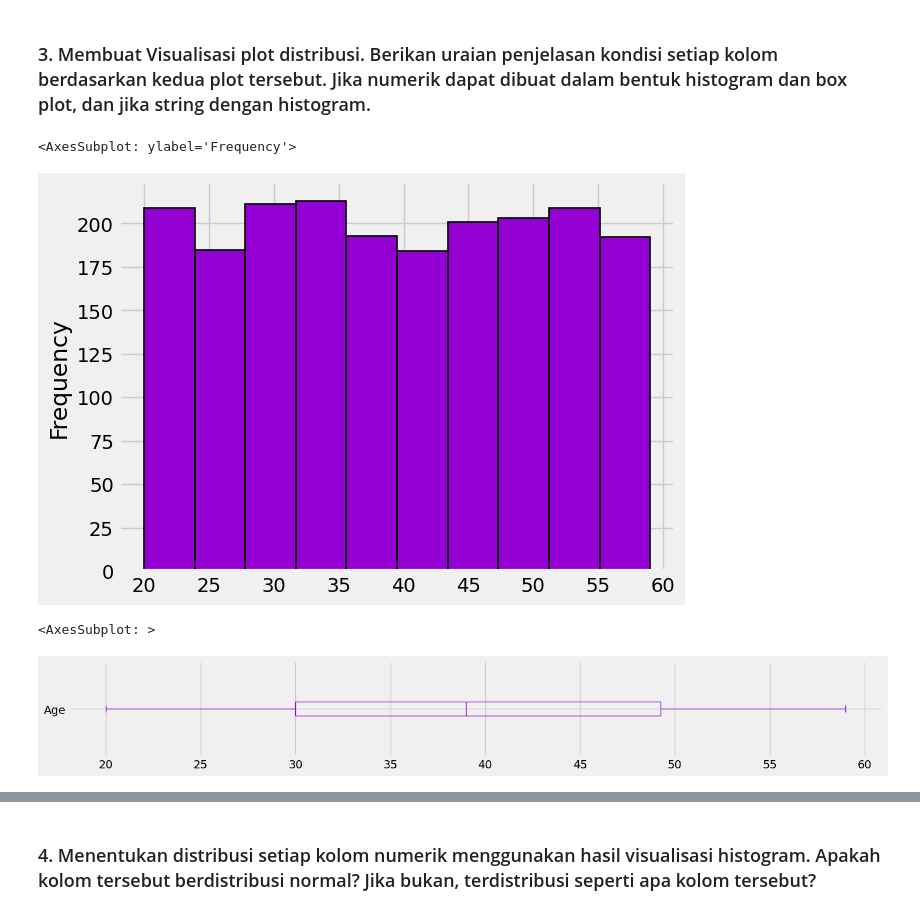
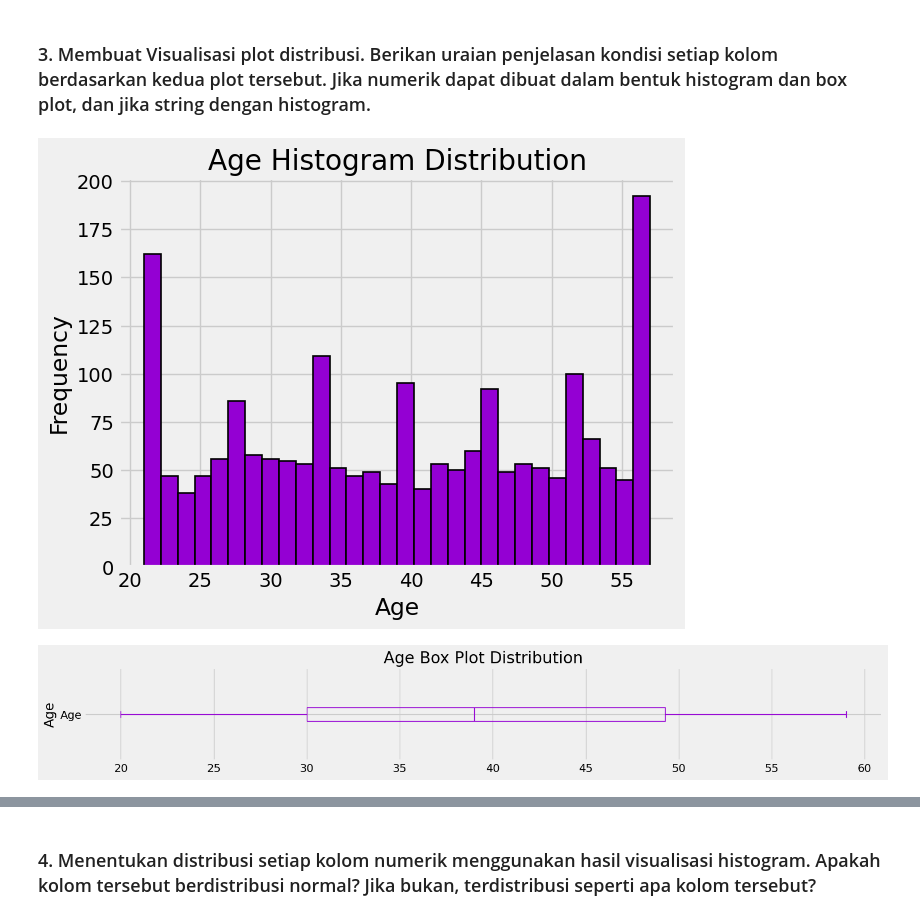
Before and after one commit to trimonuter/IF2220_HealthDatasetAnalysis, a Jupyter notebook: anal.ipynb, the cells around one changed output, grey strips where cells are left out. Drawn from its saved outputs; the diff is of its cells as text; code cells hidden in the pictures.

Commit message:
feat: distribution visualizations

```diff
--- a/anal.ipynb
+++ b/anal.ipynb
@@ -95,13 +95,22 @@ new_df.describe()
 | max | 1999.00 | 57.00 | 8,140,684 | 6.85 | 17.91 | 201.84 | 86.56 | 151.97 | ... |
 # %% [markdown]
 ### 3. Membuat Visualisasi plot distribusi. Berikan uraian penjelasan kondisi setiap kolom berdasarkan kedua plot tersebut. Jika numerik dapat dibuat dalam bentuk histogram dan box plot, dan jika string dengan histogram.
-# %%
-df['Age'].plot(kind='hist', bins=10, color='darkviolet', edgecolor='black', linewidth=1.2)
-# %% [output]
-<AxesSubplot: ylabel='Frequency'>
-[figure, removed]
-# %%
-df['Age'].plot(kind='box', vert=False, figsize=(16,2), color='darkviolet')
-# %% [output]
-<AxesSubplot: >
-[figure, removed]
+# %%
+def plot_histogram(df, column, bins=15, color='darkviolet', edgecolor='black'):
+    df[column].plot(kind='hist', bins=bins, color=color, edgecolor=edgecolor, linewidth=1.2)
+    plt.title(f'{column} Histogram Distribution')
+    plt.xlabel(column)
+    plt.ylabel('Frequency')
+
+def plot_box(df, column, color='darkviolet'):
+    df[column].plot(kind='box', vert=False, figsize=(16,2), color='darkviolet')
+    plt.title(f'{column} Box Plot Distribution')
+    plt.ylabel(column)
+# %%
+plot_histogram(new_df, 'Age', bins=30)
+# %% [output]
+[figure, added]
+# %%
+plot_box(df, 'Age')
+# %% [output]
+[figure, added]
```
Also changed, not shown: parts of 2 cells of this notebook.
